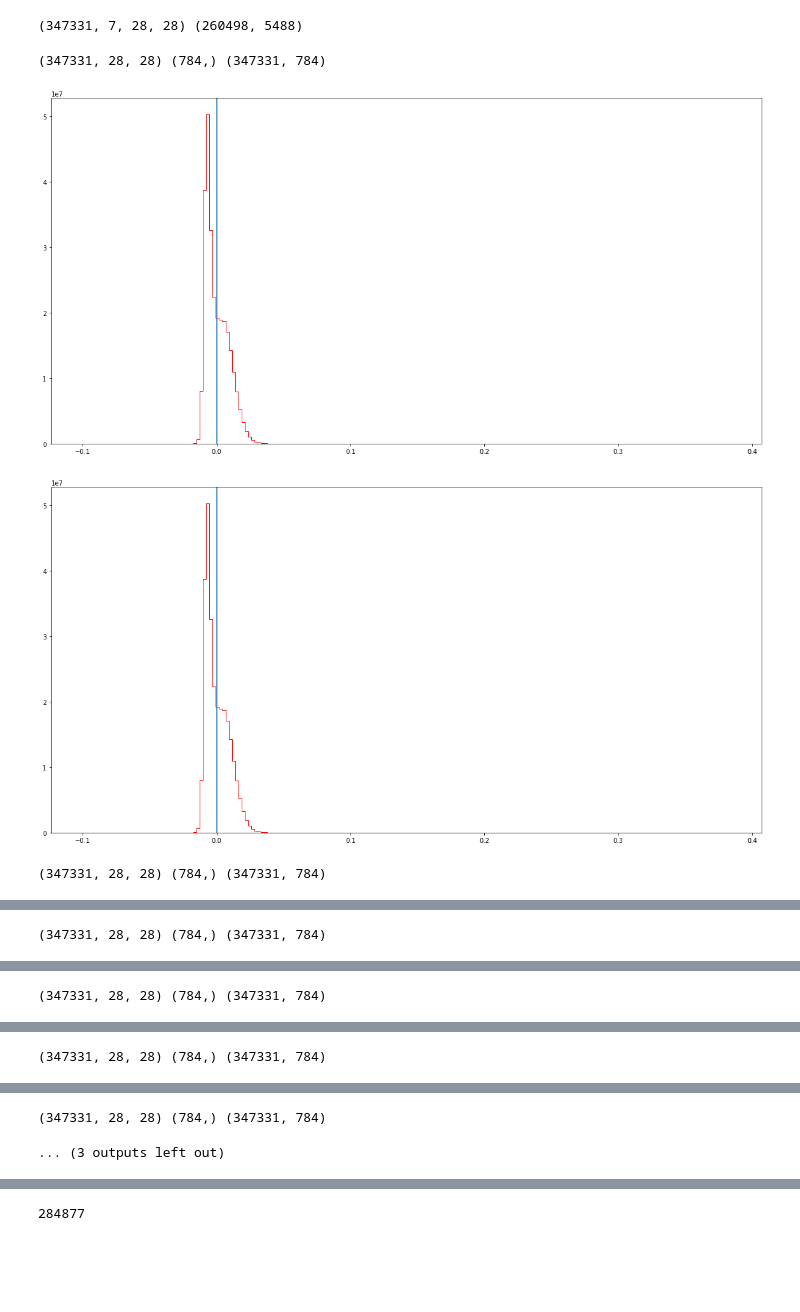
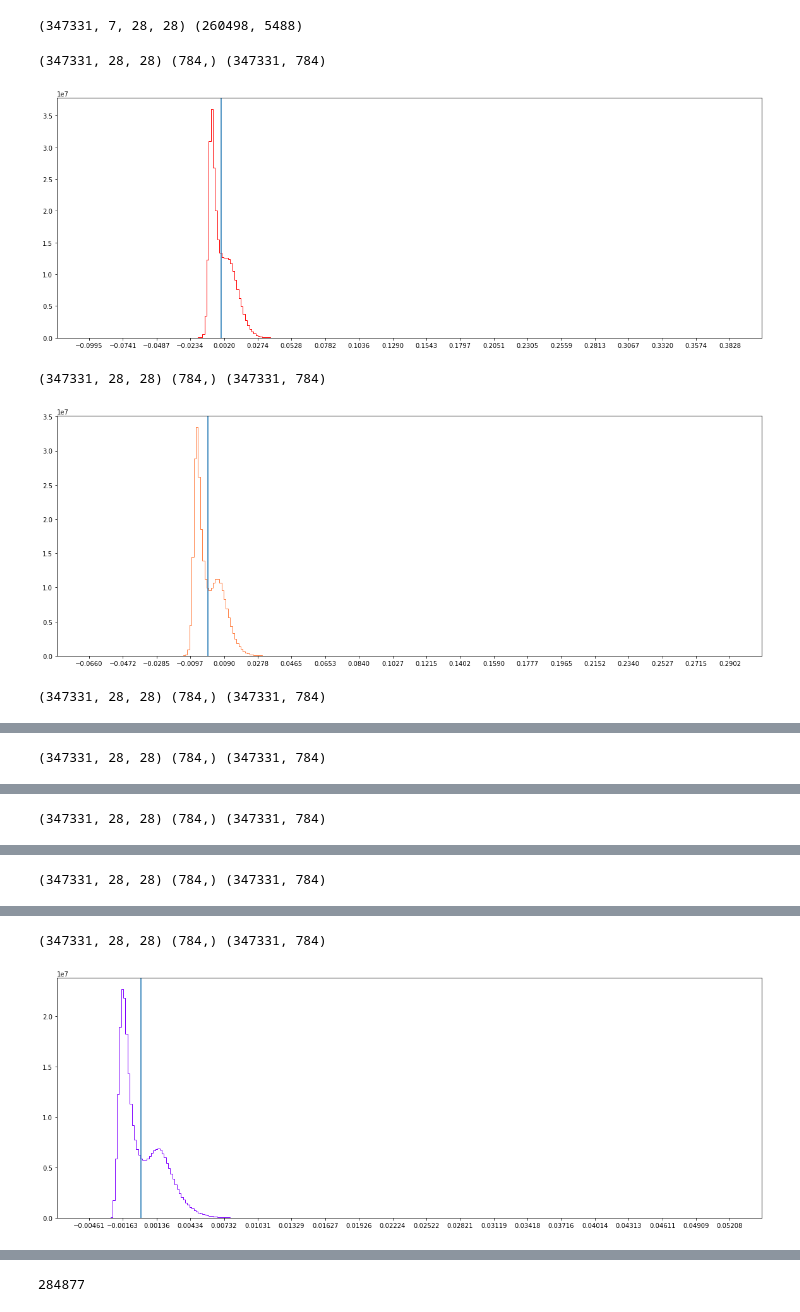
Before and after one commit to LiyaoTang/Road-Extraction-from-Time-Series-Satellite-Images, a Jupyter notebook: NSW-CNN/Naive NN - Analysis.ipynb, the cells around one changed output, grey strips where cells are left out. Cells and saved outputs as stored; diff of their text form; code cells hidden in the pictures; blank space fills up the shorter version.

```diff
--- a/NSW-CNN/Naive NN - Analysis.ipynb
+++ b/NSW-CNN/Naive NN - Analysis.ipynb
@@ -156,22 +156,22 @@ print(X.shape, train_x.shape)
 # %%
 # plot each band of whole dataset into histogram
 band_num = 7
-
 for band_idx, band_color in zip(range(band_num), reversed(cm.rainbow(np.linspace(0, 1, band_num)))):
     band = X[:,band_idx,:,:]
     band_mu    = (mu.reshape((7,28,28)))[band_idx, :, :].flatten()
     band_sigma = (sigma.reshape((7,28,28)))[band_idx, :, :].flatten()
 
     band_norm = (band.reshape((band.shape[0], -1))-band_mu)/band_sigma
     print(band.shape, band_mu.shape, band_norm.shape)
 
-    plt.figure(figsize=(20,10))
-    plt.hist(band_norm.flatten(), bins=200, color=band_color, histtype='step')
+    plt.figure(figsize=(20,7))
+    plt.xticks(np.linspace(band_norm.min(),band_norm.max(), 20))
+    plt.hist(band_norm.flatten(), bins=300, color=band_color, histtype='step')
     plt.axvline(0)
-    plt.savefig("./Result/band " + str(band_idx+1))
     plt.show()
 # %% [output]
 (347331, 28, 28) (784,) (347331, 784)
-[figure, old version]
+[figure, new version]
+(347331, 28, 28) (784,) (347331, 784)
-[figure, old version]
+[figure, new version]
-(347331, 28, 28) (784,) (347331, 784)
+(347331, 28, 28) (784,) (347331, 784)
@@ -179 +179 @@ for band_idx, band_color in zip(range(band_num), reversed(cm.rainbow(np.linspace
-(347331, 28, 28) (784,) (347331, 784)
+(347331, 28, 28) (784,) (347331, 784)
@@ -181 +181 @@ for band_idx, band_color in zip(range(band_num), reversed(cm.rainbow(np.linspace
-(347331, 28, 28) (784,) (347331, 784)
+(347331, 28, 28) (784,) (347331, 784)
@@ -183 +183 @@ for band_idx, band_color in zip(range(band_num), reversed(cm.rainbow(np.linspace
-(347331, 28, 28) (784,) (347331, 784)
+(347331, 28, 28) (784,) (347331, 784)
@@ -185,5 +185,5 @@ for band_idx, band_color in zip(range(band_num), reversed(cm.rainbow(np.linspace
-(347331, 28, 28) (784,) (347331, 784)
-... (3 outputs left out)
+(347331, 28, 28) (784,) (347331, 784)
+[figure, added]
 # %%
 true_pos_idx  = []
 false_pos_idx = []
```
Also changed, not shown: parts of 3 cells of this notebook, 14 other files.
